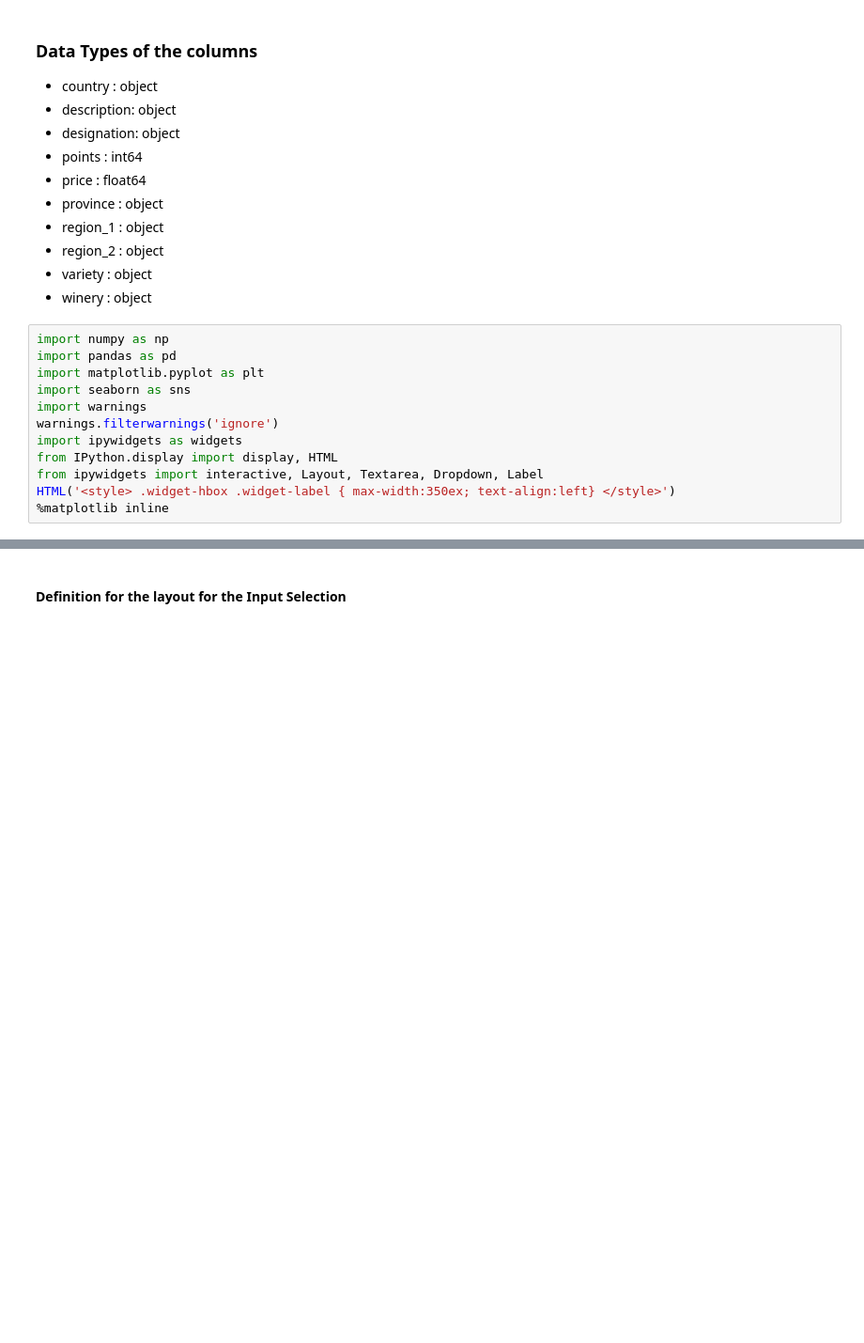
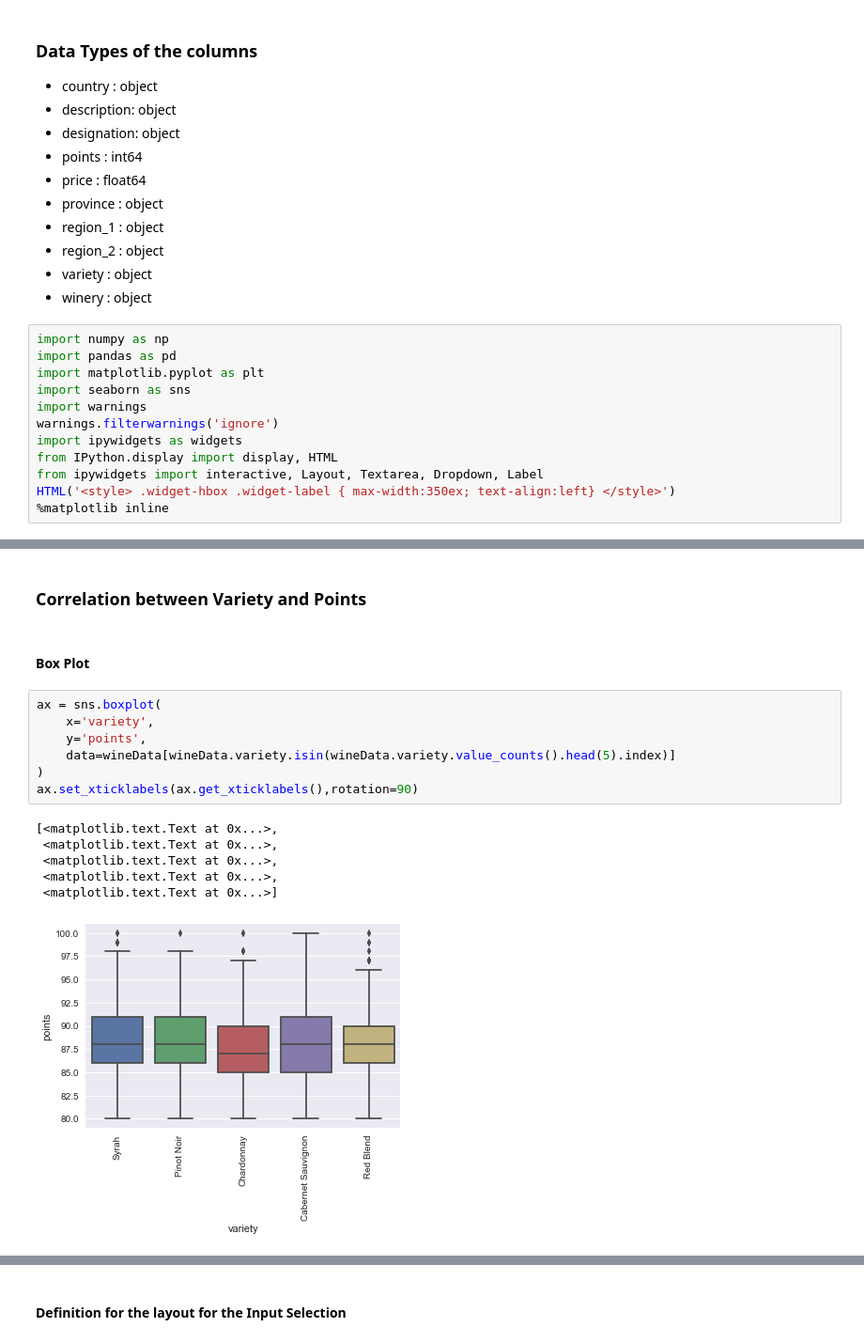
Before and after one commit to vibaskaran/Wine_Review_Analysis, a Jupyter notebook: Wine_review_analysis.ipynb, the cells around one changed output, grey strips where cells are left out. Shown at 94% size. Saved outputs shown, nothing was run; the diff lists cells and outputs as text; blank space fills up the shorter version.

```diff
--- a/Wine_review_analysis.ipynb
+++ b/Wine_review_analysis.ipynb
@@ -46,0 +112,18 @@ HTML('<style> .widget-hbox .widget-label { max-width:350ex; text-align:left} </s
+# %% [markdown]
+### Correlation between Variety and Points
+# %% [markdown]
+#### Box  Plot
+# %%
+ax = sns.boxplot(
+    x='variety',
+    y='points',
+    data=wineData[wineData.variety.isin(wineData.variety.value_counts().head(5).index)]
+)
+ax.set_xticklabels(ax.get_xticklabels(),rotation=90)
+# %% [output]
+[<matplotlib.text.Text at 0x...>,
+ <matplotlib.text.Text at 0x...>,
+ <matplotlib.text.Text at 0x...>,
+ <matplotlib.text.Text at 0x...>,
+ <matplotlib.text.Text at 0x...>]
+[figure, added]
```
Also changed, not shown: parts of 55 cells of this notebook.
